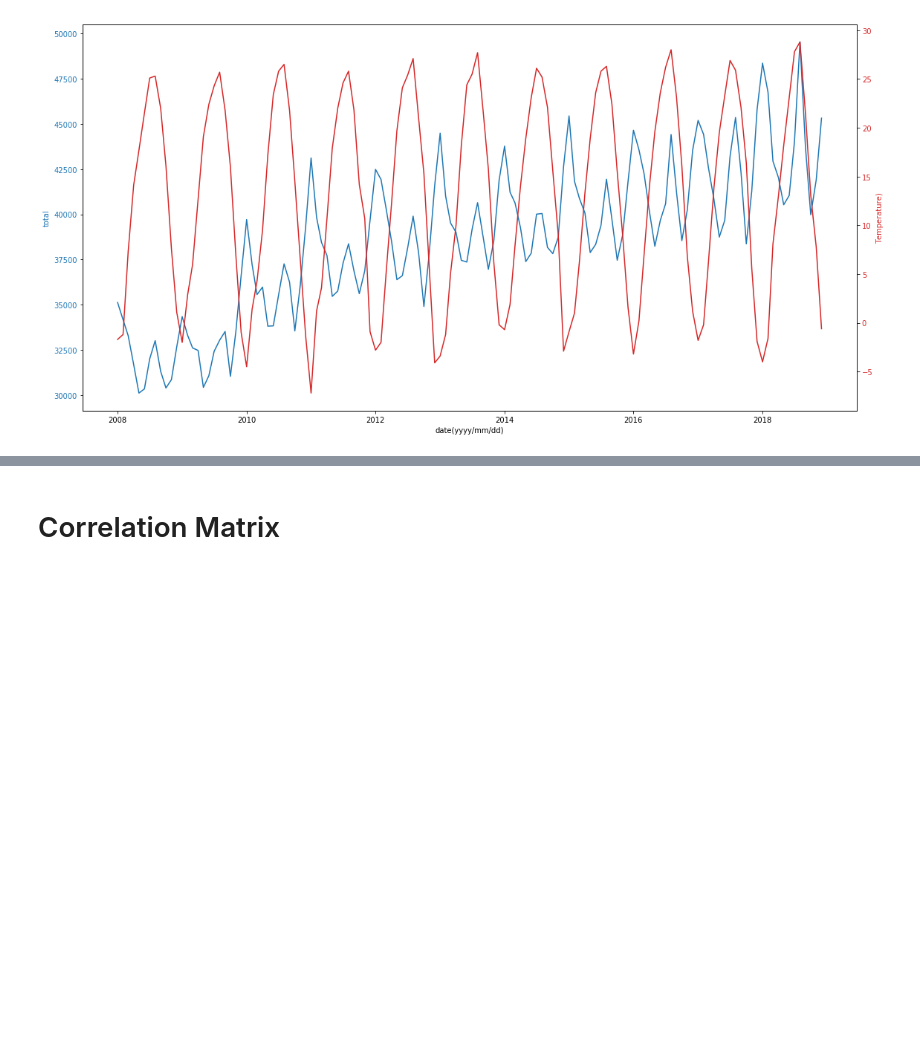
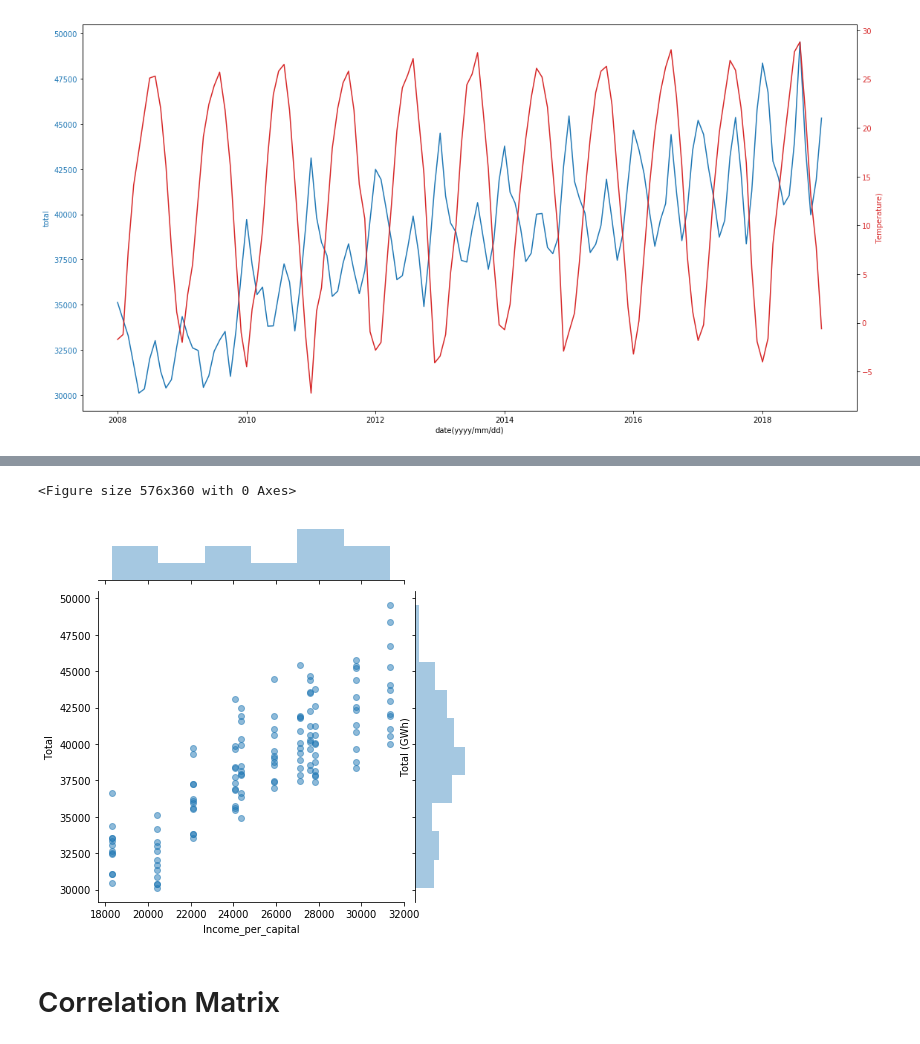
Before and after one commit to hwansoo1981/ai, a Jupyter notebook: GroupA_PowerGrid.ipynb, the cells around one changed output, grey strips where cells are left out. Drawn from its saved outputs; the diff is of its cells as text; code cells hidden in the pictures; blank space fills up the shorter version.

```diff
--- a/GroupA_PowerGrid.ipynb
+++ b/GroupA_PowerGrid.ipynb
@@ -128,3 +160,13 @@ plt.show()
+# %%
+plt.figure(figsize = (8, 5))
+sns.jointplot(df_pg.Income_per_capital, df_pg.Total,
+              alpha = 0.5)
+plt.xlabel('')
+plt.ylabel('Total (GWh)')
+plt.show()
+# %% [output]
+<Figure size 576x360 with 0 Axes>
+[figure, added]
 # %% [markdown]
 # Correlation Matrix
 # %%
```
Also changed, not shown: parts of 17 cells of this notebook.
